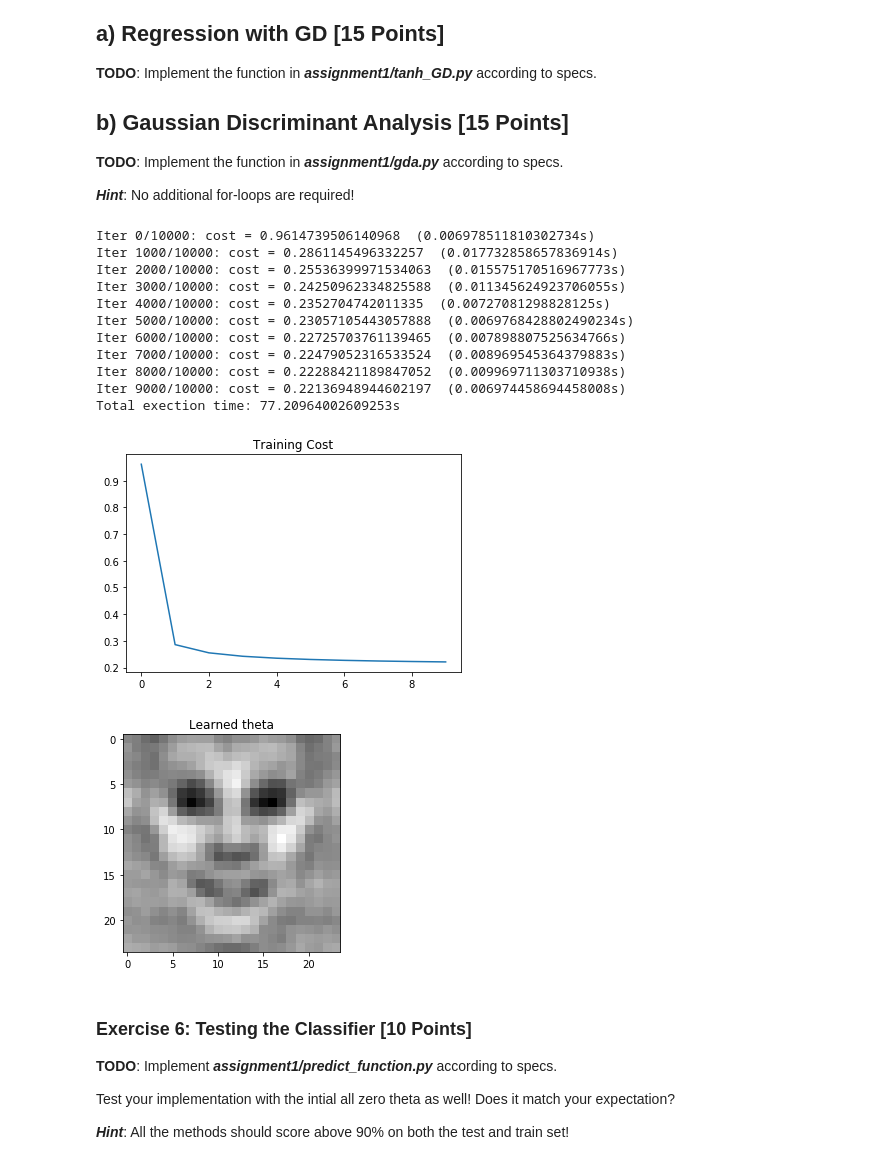
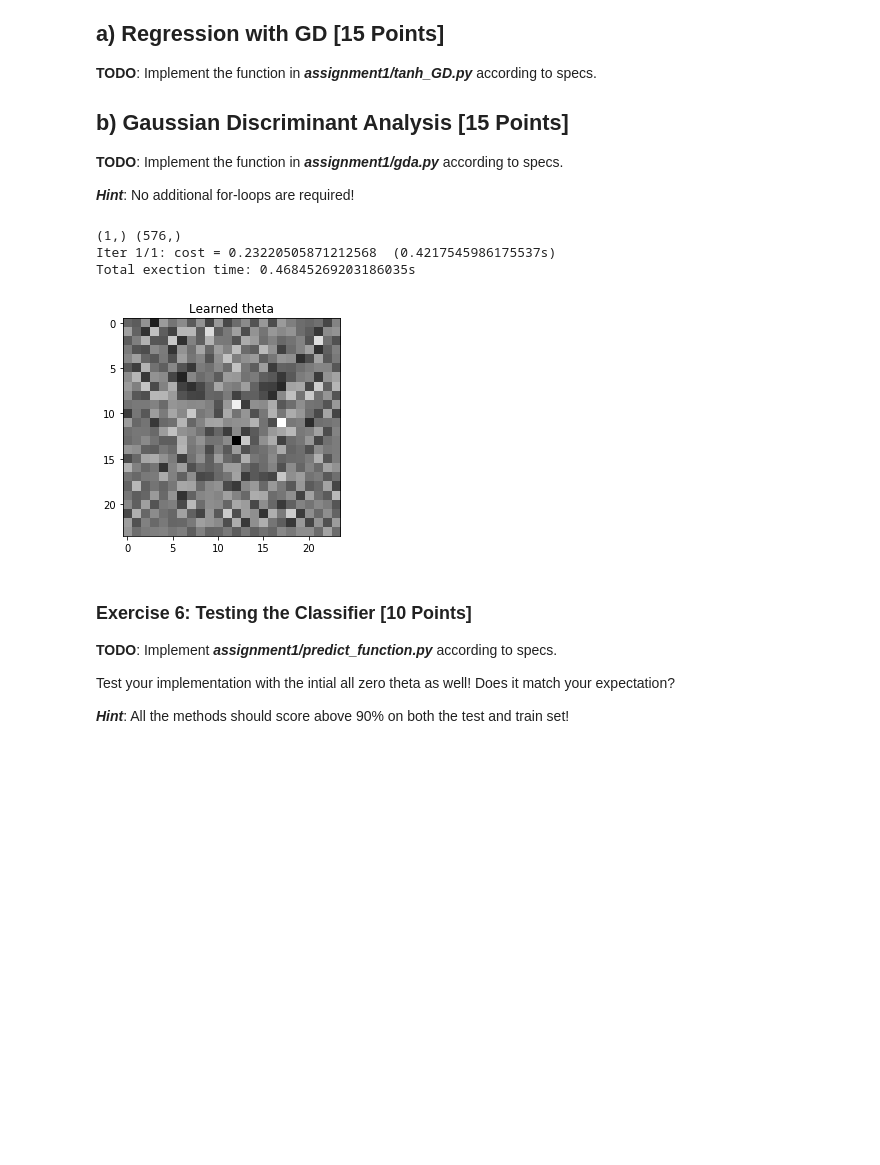
Before and after one commit to nalet/bme.Machine-Learning, a Jupyter notebook: assignments/assignment 1/Assignment1.ipynb, the cells around one changed output. Drawn from its saved outputs; the diff is of its cells as text; code cells hidden in the pictures; blank space fills up the shorter version.

```diff
--- a/assignments/assignment 1/Assignment1.ipynb
+++ b/assignments/assignment 1/Assignment1.ipynb
@@ -140,44 +140,35 @@ This is the main part of the assignment. Correctness of the implementation is re
 
 ***Hint***: No additional for-loops are required!
 # %%
-method = 'gd'
+method = 'gda'
 
 # We'll meausure the execution time
 start = time.time()
 
 if method is 'gd':
     theta, losses = tanh_GD(X_train, y_train)
 elif method is 'gda':
     theta, losses = gda(X_train, y_train)
 else:
     raise ValueError('Method not recognised!')
 
 exec_time = time.time()-start
 print('Total exection time: {}s'.format(exec_time))
 
 if losses:
     plt.plot(losses)
     plt.title('Training Cost')
     plt.show()
 
 # We can have a look at what theta has learned to recognise as "face"
 plt.imshow(np.reshape(theta[1:], [24, 24], order='F'))
 plt.title('Learned theta')
 plt.show()
 # %% [output]
-Iter 0/10000: cost = 0.9614739506140968  (0.006978511810302734s)
-Iter 1000/10000: cost = 0.2861145496332257  (0.017732858657836914s)
-Iter 2000/10000: cost = 0.25536399971534063  (0.015575170516967773s)
-Iter 3000/10000: cost = 0.24250962334825588  (0.011345624923706055s)
-Iter 4000/10000: cost = 0.2352704742011335  (0.00727081298828125s)
-Iter 5000/10000: cost = 0.23057105443057888  (0.0069768428802490234s)
-Iter 6000/10000: cost = 0.22725703761139465  (0.007898807525634766s)
-Iter 7000/10000: cost = 0.22479052316533524  (0.008969545364379883s)
-Iter 8000/10000: cost = 0.22288421189847052  (0.009969711303710938s)
-Iter 9000/10000: cost = 0.22136948944602197  (0.006974458694458008s)
-Total exection time: 77.20964002609253s
+(1,) (576,)
+Iter 1/1: cost = 0.23220505871212568  (0.4217545986175537s)
+Total exection time: 0.46845269203186035s
-[figure, old version]
+[figure, new version]
-[figure, removed]
 # %% [markdown]
 ### Exercise 6: Testing the Classifier [10 Points]
 
```
Also changed, not shown: parts of 5 cells of this notebook, 1 other file.
